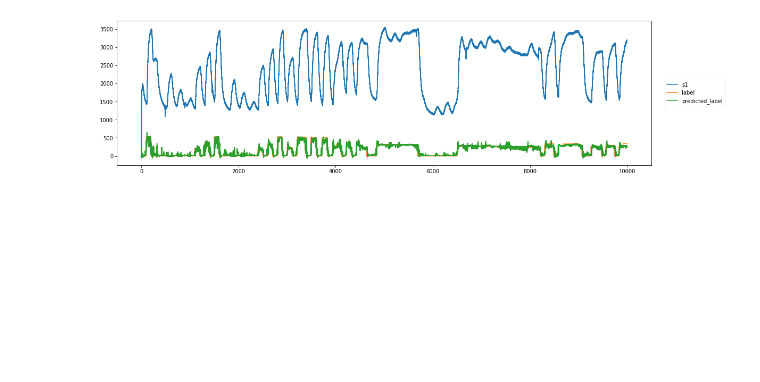
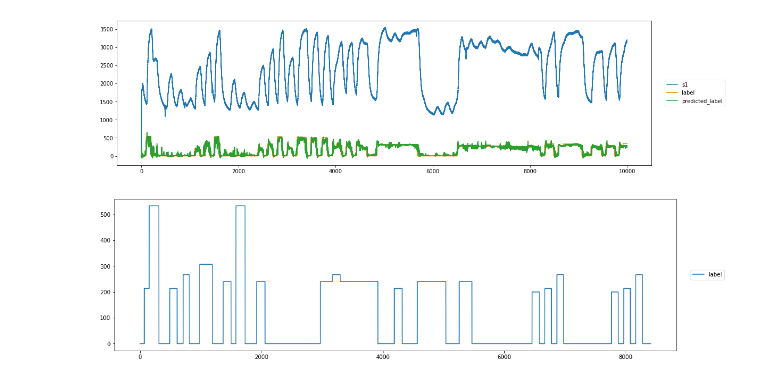
Before and after one commit to SunnyBaik/DS_Project_2, a Jupyter notebook: Code/visualization.ipynb, the cells around one changed output. Cells and saved outputs as stored; diff of their text form; code cells hidden in the pictures; blank space fills up the shorter version.

```diff
--- a/Code/visualization.ipynb
+++ b/Code/visualization.ipynb
@@ -35,6 +39,11 @@ model_predicted_train['time'] = model_predicted_train.index/100
 plot_time(model_predicted_train, time=(0, 10000), columns=['s1', 'label', 'predicted_label'])
 # %% [output]
 [figure]
+# %%
+predicted_test['time'] = predicted_test.index/100
+plot_time(predicted_test, time=(0,80000), columns=['label'])
+# %% [output]
+[figure, added]
 # %%
 window_predicted_test['time'] = window_predicted_test.index/100
 plot_time(window_predicted_test, time=(3000,4000), columns=['label'])
```
Also changed, not shown: parts of 8 cells of this notebook, 1 other file.
